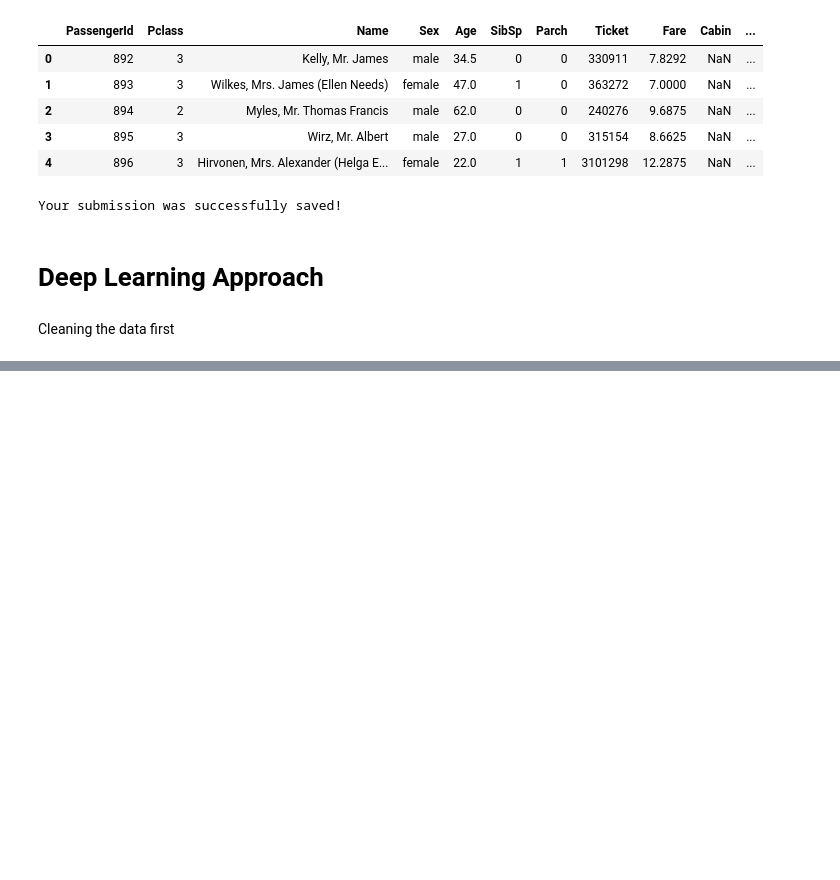
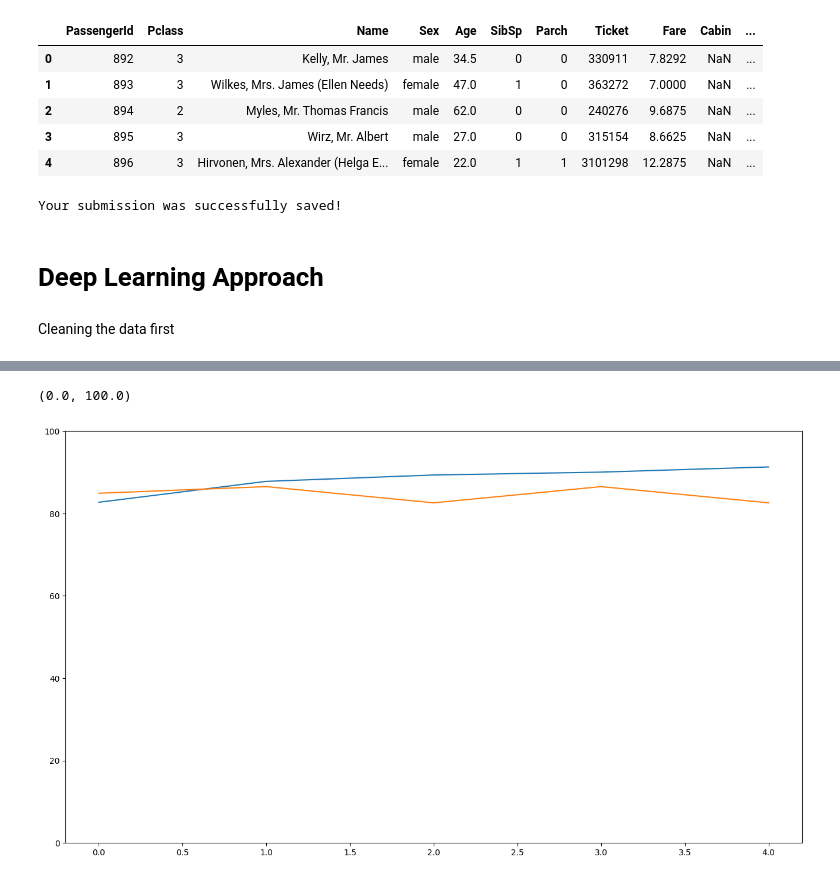
Before and after one commit to jamiemilsom/Deep_Learning_MSc, a Jupyter notebook: Kaggle/Titanic/titanic.ipynb, the cells around one changed output, grey strips where cells are left out. Cells and saved outputs as stored; diff of their text form; code cells hidden in the pictures; blank space fills up the shorter version.

```diff
--- a/Kaggle/Titanic/titanic.ipynb
+++ b/Kaggle/Titanic/titanic.ipynb
@@ -113,3 +115,23 @@ len(train_data.columns)
+# %%
+train_columns = set(train_data.columns)
+test_columns = set(test_data.columns)
+
+# Ensure both datasets have the same columns
+all_columns = train_columns.union(test_columns)
+
+# Add missing columns to train_data and set their values to False
+for column in all_columns:
+    if column not in train_columns:
+        train_data[column] = False
+
+# Add missing columns to test_data and set their values to False
+for column in all_columns:
+    if column not in test_columns:
+        test_data[column] = False
+
+
+train_data = train_data[sorted(train_data.columns)]
+test_data = test_data[sorted(test_data.columns)]
 # %%
 import collections
 
@@ -173,0 +202,7 @@ TypeError: can't convert np.ndarray of type numpy.object_. The only supported ty
+# %%
+y_train = torch.tensor(train_data["Survived"].values.astype('float32')).reshape(-1,1)
+X_train = torch.tensor(train_data.drop(columns=["Survived"]).values.astype('float32'))
+X_test = torch.tensor(test_data.drop(columns=["Survived"]).values.astype('float32'))
+
+print(y_train.type(), X_train.type(), X_test.type())
+print(X_train.shape, y_train.shape, X_test.shape)
@@ -173,0 +283,13 @@ TypeError: can't convert np.ndarray of type numpy.object_. The only supported ty
+# %%
+n_epochs = 50
+train, test = cross_validate(model = model_dense,
+               n_epochs = n_epochs,
+               optimizer = optimizer_dense,
+               loss_fn = loss_fn,
+               X_train = X_train,
+               y_train = y_train,
+               n_splits=5,
+               batch_size=32,
+               shuffle=True,
+               device=device,
+               epoch_print_gap=10)
@@ -173,0 +314,8 @@ TypeError: can't convert np.ndarray of type numpy.object_. The only supported ty
+# %%
+plt.figure(figsize=(16,9))
+plt.plot(train, label="Training Accuracy")
+plt.plot(test, label="Validation Accuracy")
+plt.ylim(0,100)
+# %% [output]
+(0.0, 100.0)
+[figure, added]
```
Also changed, not shown: parts of 11 cells of this notebook, 4 other files.
